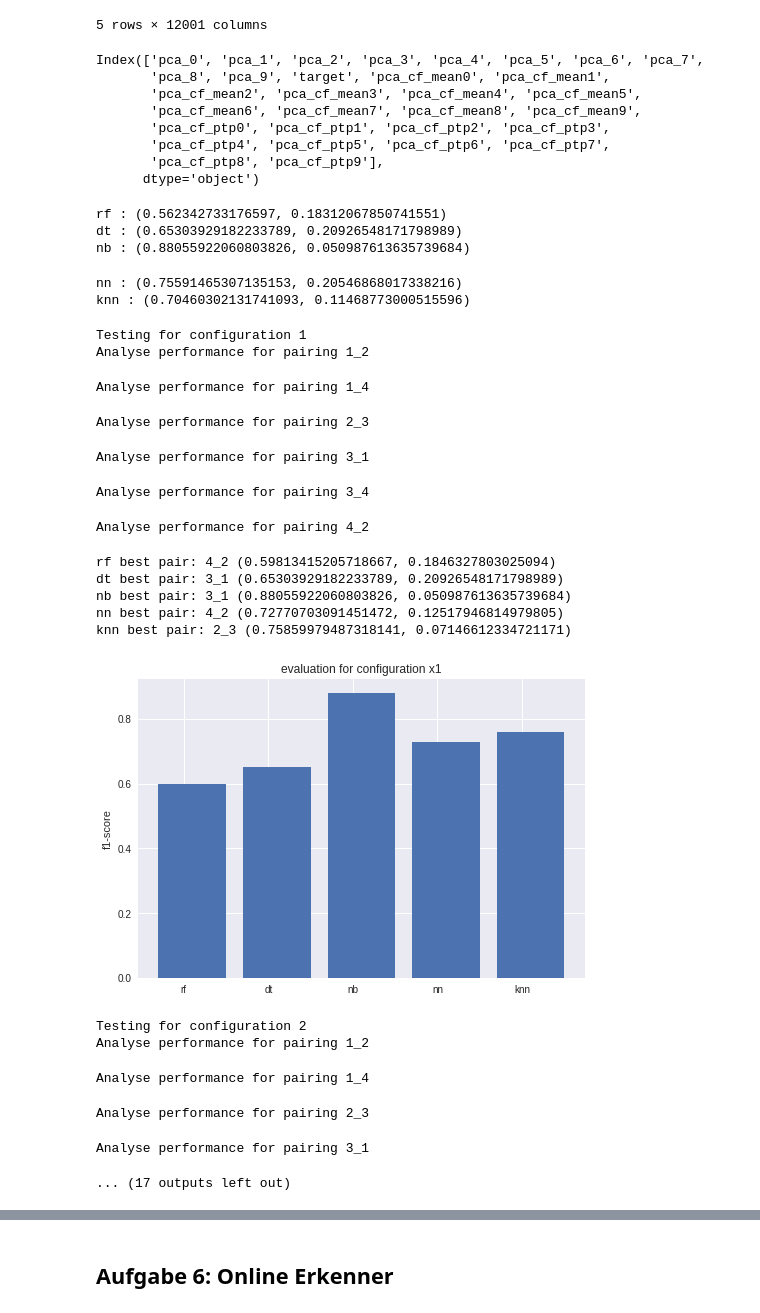
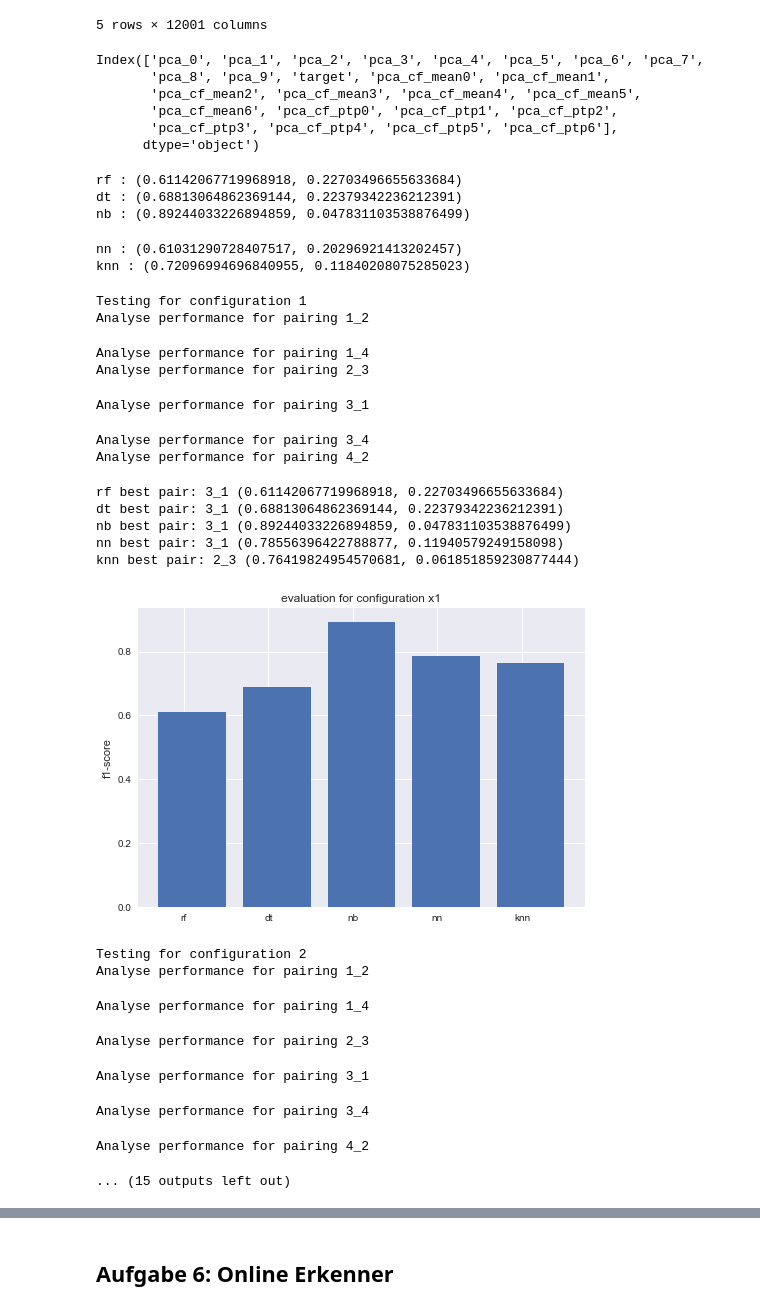
Before and after one commit to hhain/sdap17, a Jupyter notebook: notebooks/solution_ueb02/mustererkennung_in_funkmessdaten.ipynb, the cells around one changed output, grey strips where cells are left out. Saved outputs shown, nothing was run; the diff lists cells and outputs as text; code cells hidden in the pictures.

```diff
--- a/notebooks/solution_ueb02/mustererkennung_in_funkmessdaten.ipynb
+++ b/notebooks/solution_ueb02/mustererkennung_in_funkmessdaten.ipynb
@@ -434,10 +434,10 @@ def prepare_features(c, p):
         groups = get_trx_groups(df_tst)
 
         # n_comps = 30
-        df_cf_mean = reduce_dim_PCA(cf_mean_window(df_tst, window=3, column_key="ifft", label=None ).fillna(0), n_comps=10, subname="cf_mean")
+        df_cf_mean = reduce_dim_PCA(cf_mean_window(df_tst, window=3, column_key="ifft", label=None ).fillna(0), n_comps=7, subname="cf_mean")
         #df_cf_std = reduce_dim_PCA(cf_std_window(df_tst, window=3, column_key="ifft", label=None ).fillna(0), n_comps=10)
-        df_cf_ptp = reduce_dim_PCA(cf_ptp(df_tst, window=3, column_key="ifft", label=None ).fillna(0), n_comps=10, subname="cf_ptp")
-        #df_cf_kurt = reduce_dim_PCA(cf_kurt(df_tst, window=3, column_key="ifft", label=None ).fillna(0), n_comps=10)
+        df_cf_ptp = reduce_dim_PCA(cf_ptp(df_tst, window=3, column_key="ifft", label=None ).fillna(0), n_comps=7, subname="cf_ptp")
+        #df_cf_kurt = reduce_dim_PCA(cf_kurt(df_tst, window=4, column_key="ifft", label=None ).fillna(0), n_comps=10)
 
 
         #df_std = rf_grouped(df_tst, groups=groups, fn=rf_std_single)
@@ -478,10 +478,8 @@ print(tst_ds_PCA[0].columns)
 Index(['pca_0', 'pca_1', 'pca_2', 'pca_3', 'pca_4', 'pca_5', 'pca_6', 'pca_7',
        'pca_8', 'pca_9', 'target', 'pca_cf_mean0', 'pca_cf_mean1',
        'pca_cf_mean2', 'pca_cf_mean3', 'pca_cf_mean4', 'pca_cf_mean5',
-       'pca_cf_mean6', 'pca_cf_mean7', 'pca_cf_mean8', 'pca_cf_mean9',
-       'pca_cf_ptp0', 'pca_cf_ptp1', 'pca_cf_ptp2', 'pca_cf_ptp3',
-       'pca_cf_ptp4', 'pca_cf_ptp5', 'pca_cf_ptp6', 'pca_cf_ptp7',
-       'pca_cf_ptp8', 'pca_cf_ptp9'],
+       'pca_cf_mean6', 'pca_cf_ptp0', 'pca_cf_ptp1', 'pca_cf_ptp2',
+       'pca_cf_ptp3', 'pca_cf_ptp4', 'pca_cf_ptp5', 'pca_cf_ptp6'],
       dtype='object')
 # %%
 # Evaluating different supervised learning methods provided in eval.py
@@ -490,11 +488,11 @@ Index(['pca_0', 'pca_1', 'pca_2', 'pca_3', 'pca_4', 'pca_5', 'pca_6', 'pca_7',
 for elem in ['rf', 'dt', 'nb' ,'nn','knn']:
     print(elem, ":", hold_out_val(tst_ds_PCA, target='target', include_self=False, cl=elem, verbose=False, random_state=1))
 # %% [output]
-rf : (0.562342733176597, 0.18312067850741551)
-dt : (0.65303929182233789, 0.20926548171798989)
-nb : (0.88055922060803826, 0.050987613635739684)
+rf : (0.61142067719968918, 0.22703496655633684)
+dt : (0.68813064862369144, 0.22379342236212391)
+nb : (0.89244033226894859, 0.047831103538876499)
-nn : (0.75591465307135153, 0.20546868017338216)
-knn : (0.70460302131741093, 0.11468773000515596)
+nn : (0.61031290728407517, 0.20296921413202457)
+knn : (0.72096994696840955, 0.11840208075285023)
 # %%
 def evaluate_models(ds):
     res = {}
@@ -526,45 +524,47 @@ def draw_evaluation(c, results):
     print()
     xs = [i + 0.1 for i, _ in enumerate(model)]
     plt.bar(xs, max_f1)
-    plt.ylabel("f1-score")
+    plt.ylabel("F1-Score")
     plt.title("evaluation for configuration x"+c)
     plt.xticks([i for i, _ in enumerate(model)], model)
     plt.show()
 # %%
 config = ['1','2','3','4']
 pairing = ['1_2','1_4','2_3','3_1','3_4','4_2']
 tst_ds = []
-res_all = []
+res_all = {}
 
 for c in config:
     results = {}
     print("Testing for configuration", c)
     for p in pairing:
         print("Analyse performance for pairing", p)
         res = evaluate_performance(c, p)
-        res_all.append(res)
+        res_all[(c, p)] = res
 
         #for model in res:
         #    print(model, res[model])
         results[p] = res
     draw_evaluation(c, results)
 # %% [output]
 Testing for configuration 1
 Analyse performance for pairing 1_2
 Analyse performance for pairing 1_4
+Analyse performance for pairing 2_3
-Analyse performance for pairing 2_3
+Analyse performance for pairing 3_1
-Analyse performance for pairing 3_1
+Analyse performance for pairing 3_4
+Analyse performance for pairing 4_2
-Analyse performance for pairing 3_4
+rf best pair: 3_1 (0.61142067719968918, 0.22703496655633684)
+dt best pair: 3_1 (0.68813064862369144, 0.22379342236212391)
+nb best pair: 3_1 (0.89244033226894859, 0.047831103538876499)
+nn best pair: 3_1 (0.78556396422788877, 0.11940579249158098)
+knn best pair: 2_3 (0.76419824954570681, 0.061851859230877444)
+[figure, new version]
-Analyse performance for pairing 4_2
+Testing for configuration 2
+Analyse performance for pairing 1_2
-rf best pair: 4_2 (0.59813415205718667, 0.1846327803025094)
-dt best pair: 3_1 (0.65303929182233789, 0.20926548171798989)
-nb best pair: 3_1 (0.88055922060803826, 0.050987613635739684)
-nn best pair: 4_2 (0.72770703091451472, 0.12517946814979805)
-knn best pair: 2_3 (0.75859979487318141, 0.07146612334721171)
+Analyse performance for pairing 1_4
-[figure, old version]
-Testing for configuration 2
-Analyse performance for pairing 1_2
+Analyse performance for pairing 2_3
-Analyse performance for pairing 1_4
+Analyse performance for pairing 3_1
-Analyse performance for pairing 2_3
+Analyse performance for pairing 3_4
-Analyse performance for pairing 3_1
+Analyse performance for pairing 4_2
-... (17 outputs left out)
+... (15 outputs left out)
```
Also changed, not shown: parts of 7 cells of this notebook.
